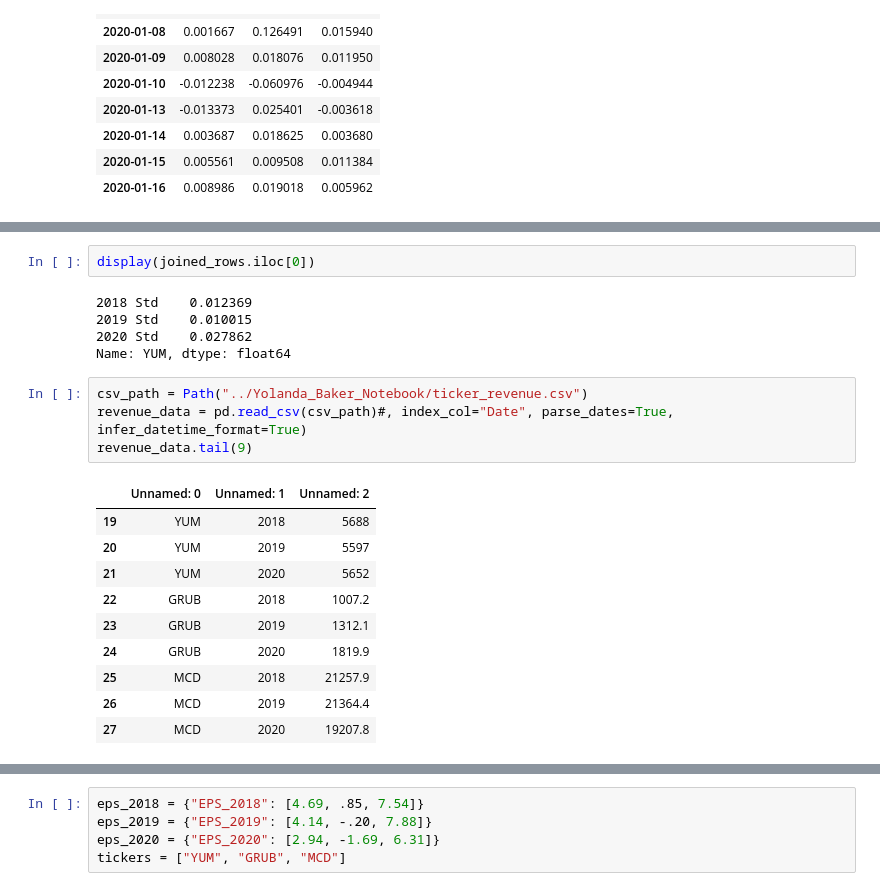
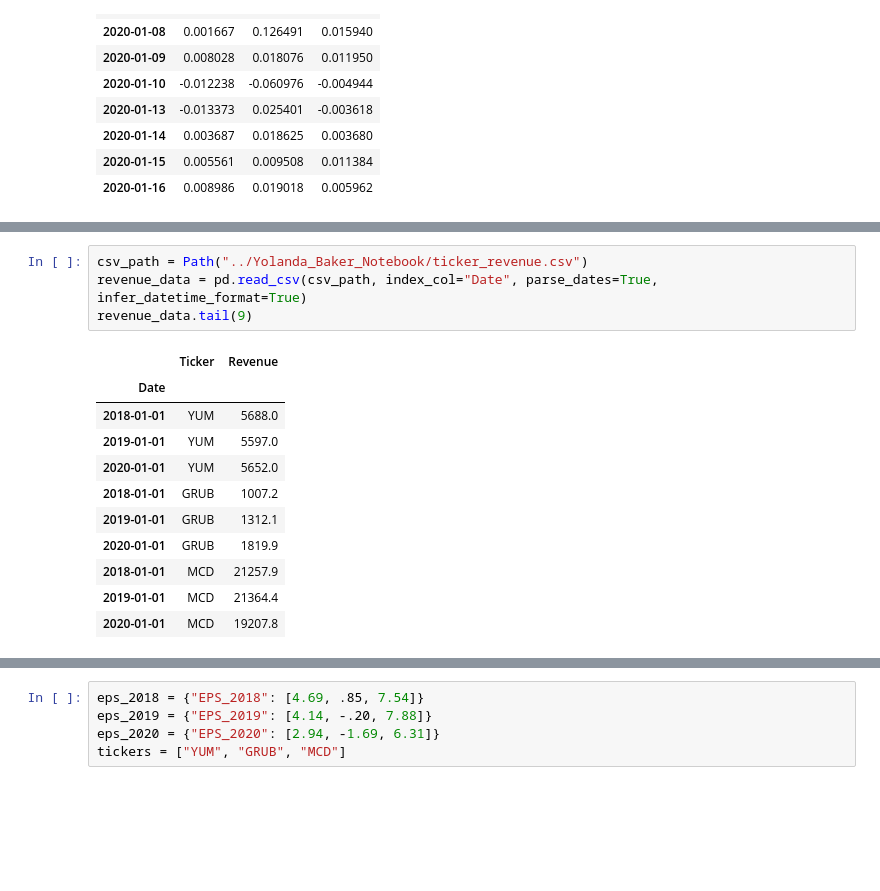
Before and after one commit to joebarry1252/Newly_Minted, a Jupyter notebook: notebooks/Samuel's Notebook/Data_Analysis.ipynb, the cells around one changed output, grey strips where cells are left out. Saved outputs shown, nothing was run; the diff lists cells and outputs as text; blank space fills up the shorter version.

```diff
--- a/notebooks/Samuel's Notebook/Data_Analysis.ipynb
+++ b/notebooks/Samuel's Notebook/Data_Analysis.ipynb
@@ -241,22 +260,16 @@ joined_rows
-# %%
-display(joined_rows.iloc[0])
-# %% [output]
-2018 Std    0.012369
-2019 Std    0.010015
-2020 Std    0.027862
-Name: YUM, dtype: float64
 # %%
 csv_path = Path("../Yolanda_Baker_Notebook/ticker_revenue.csv")
-revenue_data = pd.read_csv(csv_path)#, index_col="Date", parse_dates=True, infer_datetime_format=True)
+revenue_data = pd.read_csv(csv_path, index_col="Date", parse_dates=True, infer_datetime_format=True)
 revenue_data.tail(9)
 # %% [output]
-|  | Unnamed: 0 | Unnamed: 1 | Unnamed: 2 |
-| 19 | YUM | 2018 | 5688 |
-| 20 | YUM | 2019 | 5597 |
-| 21 | YUM | 2020 | 5652 |
-| 22 | GRUB | 2018 | 1007.2 |
-| 23 | GRUB | 2019 | 1312.1 |
-| 24 | GRUB | 2020 | 1819.9 |
-| 25 | MCD | 2018 | 21257.9 |
-| 26 | MCD | 2019 | 21364.4 |
-| 27 | MCD | 2020 | 19207.8 |
+|  | Ticker | Revenue |
+| Date |  |  |
+| 2018-01-01 | YUM | 5688.0 |
+| 2019-01-01 | YUM | 5597.0 |
+| 2020-01-01 | YUM | 5652.0 |
+| 2018-01-01 | GRUB | 1007.2 |
+| 2019-01-01 | GRUB | 1312.1 |
+| 2020-01-01 | GRUB | 1819.9 |
+| 2018-01-01 | MCD | 21257.9 |
+| 2019-01-01 | MCD | 21364.4 |
+| 2020-01-01 | MCD | 19207.8 |
```
Also changed, not shown: parts of 13 cells of this notebook.
